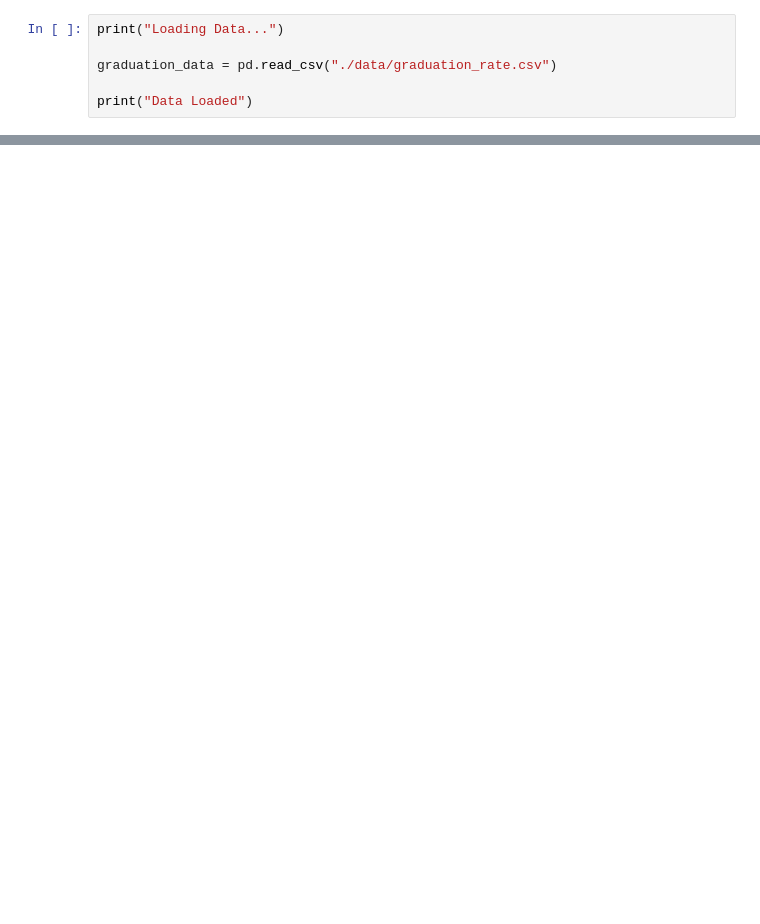
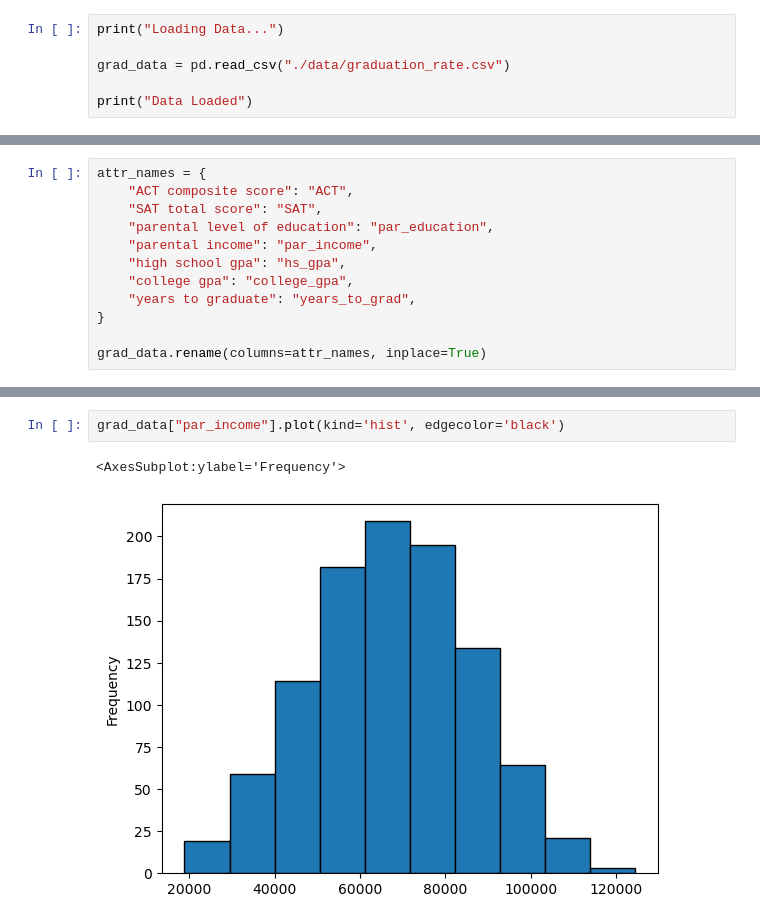
Before and after one commit to adam-peters/SummerResearch, a Jupyter notebook: graduation_rate_analysis.ipynb, the cells around one changed output, grey strips where cells are left out. Cells and saved outputs as stored; diff of their text form; blank space fills up the shorter version.

Commit message:
Data Visualization Added for Parental Education and Income

```diff
--- a/graduation_rate_analysis.ipynb
+++ b/graduation_rate_analysis.ipynb
@@ -9,6 +15,6 @@ print("Setup Complete")
 # %%
 print("Loading Data...")
 
-graduation_data = pd.read_csv("./data/graduation_rate.csv")
+grad_data = pd.read_csv("./data/graduation_rate.csv")
 
 print("Data Loaded")
@@ -55,0 +61,12 @@ fig.tight_layout()
+# %%
+attr_names = {
+    "ACT composite score": "ACT",
+    "SAT total score": "SAT",
+    "parental level of education": "par_education",
+    "parental income": "par_income",
+    "high school gpa": "hs_gpa",
+    "college gpa": "college_gpa",
+    "years to graduate": "years_to_grad",
+}
+
+grad_data.rename(columns=attr_names, inplace=True)
@@ -55,0 +119,5 @@ fig.tight_layout()
+# %%
+grad_data["par_income"].plot(kind='hist', edgecolor='black')
+# %% [output]
+<AxesSubplot:ylabel='Frequency'>
+[figure, added]
```
Also changed, not shown: parts of 22 cells of this notebook.
